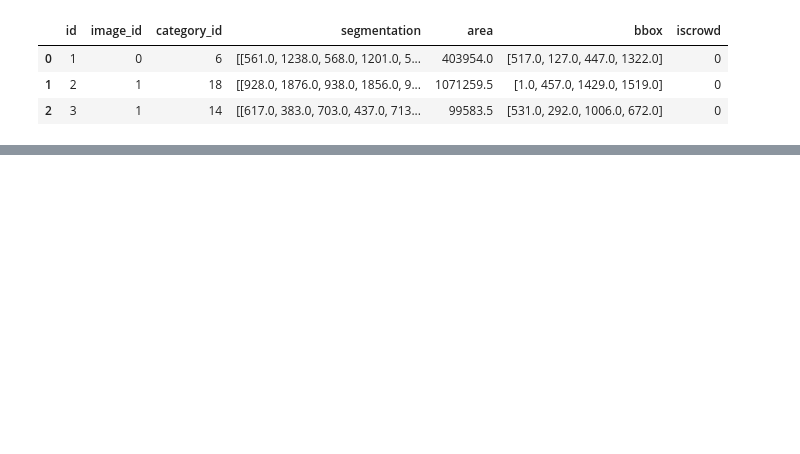
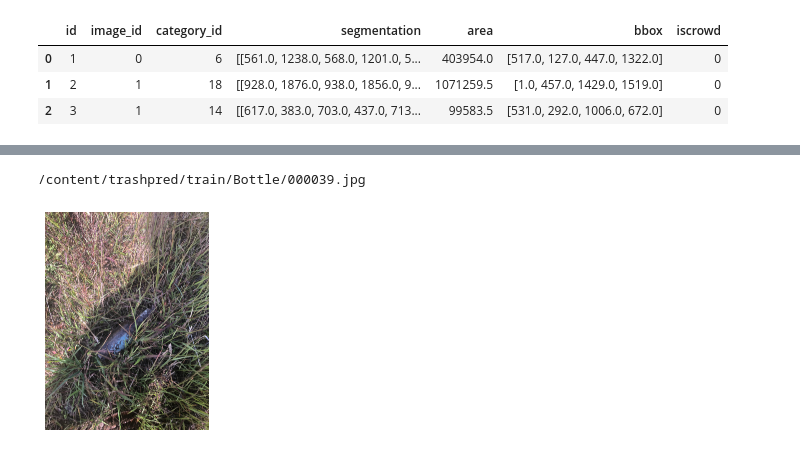
Before and after one commit to moeraza/juice-box, a Jupyter notebook: data/processed/Juice_Box.ipynb, the cells around one changed output, grey strips where cells are left out. Saved outputs shown, nothing was run; the diff lists cells and outputs as text; code cells hidden in the pictures; blank space fills up the shorter version.

```diff
--- a/data/processed/Juice_Box.ipynb
+++ b/data/processed/Juice_Box.ipynb
@@ -149,0 +284,12 @@ Validate unique images within file: 865
+# %%
+#check if works
+loc = '/content/trashpred/train/Bottle/'
+img = loc+random.choice(os.listdir(loc))
+print(img)
+image = cv2.imread(img)
+plt.axis("off")
+plt.imshow(cv2.cvtColor(image, cv2.COLOR_BGR2RGB))
+plt.show()
+# %% [output]
+/content/trashpred/train/Bottle/000039.jpg
+[figure, added]
```
Also changed, not shown: parts of 17 cells of this notebook, 1 other file.
